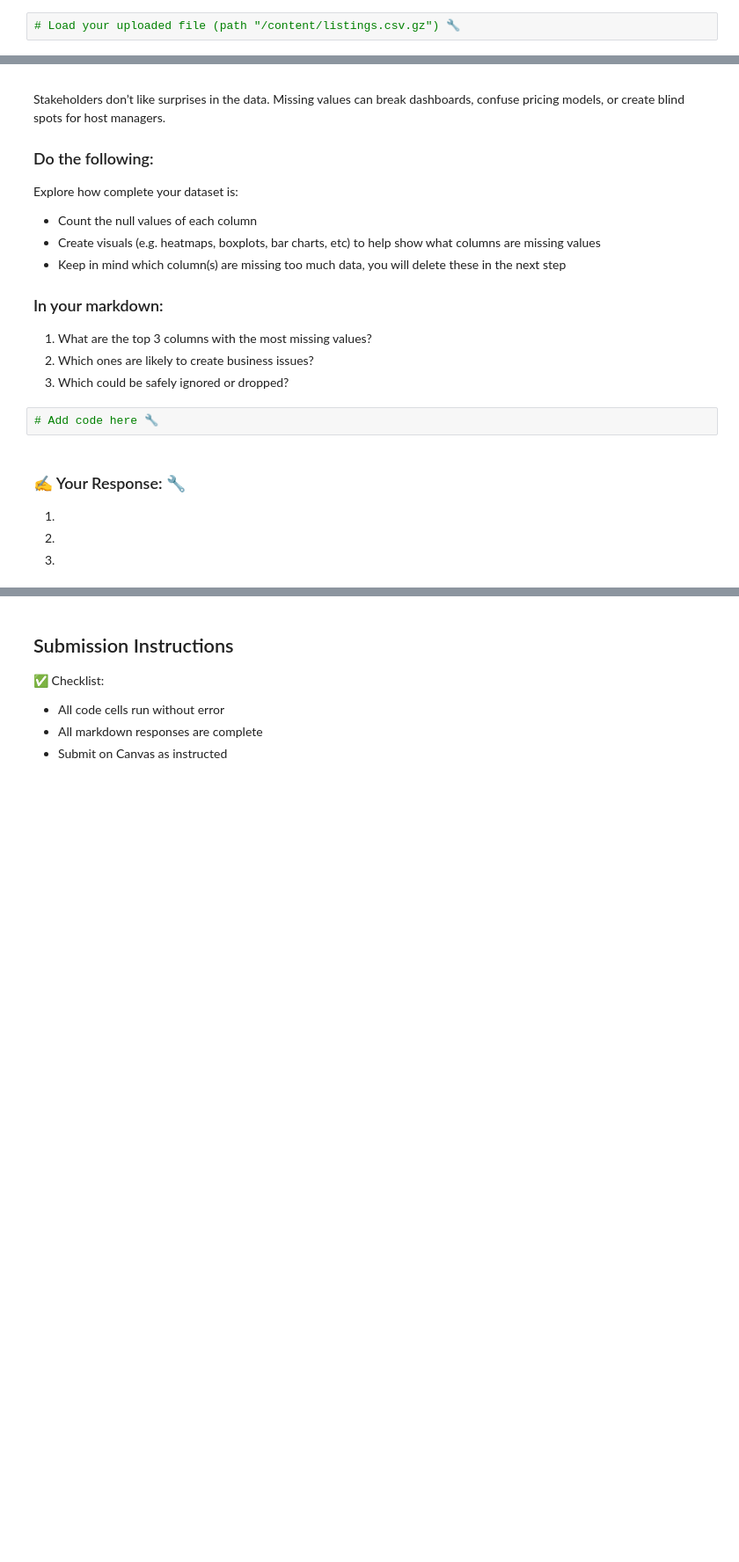
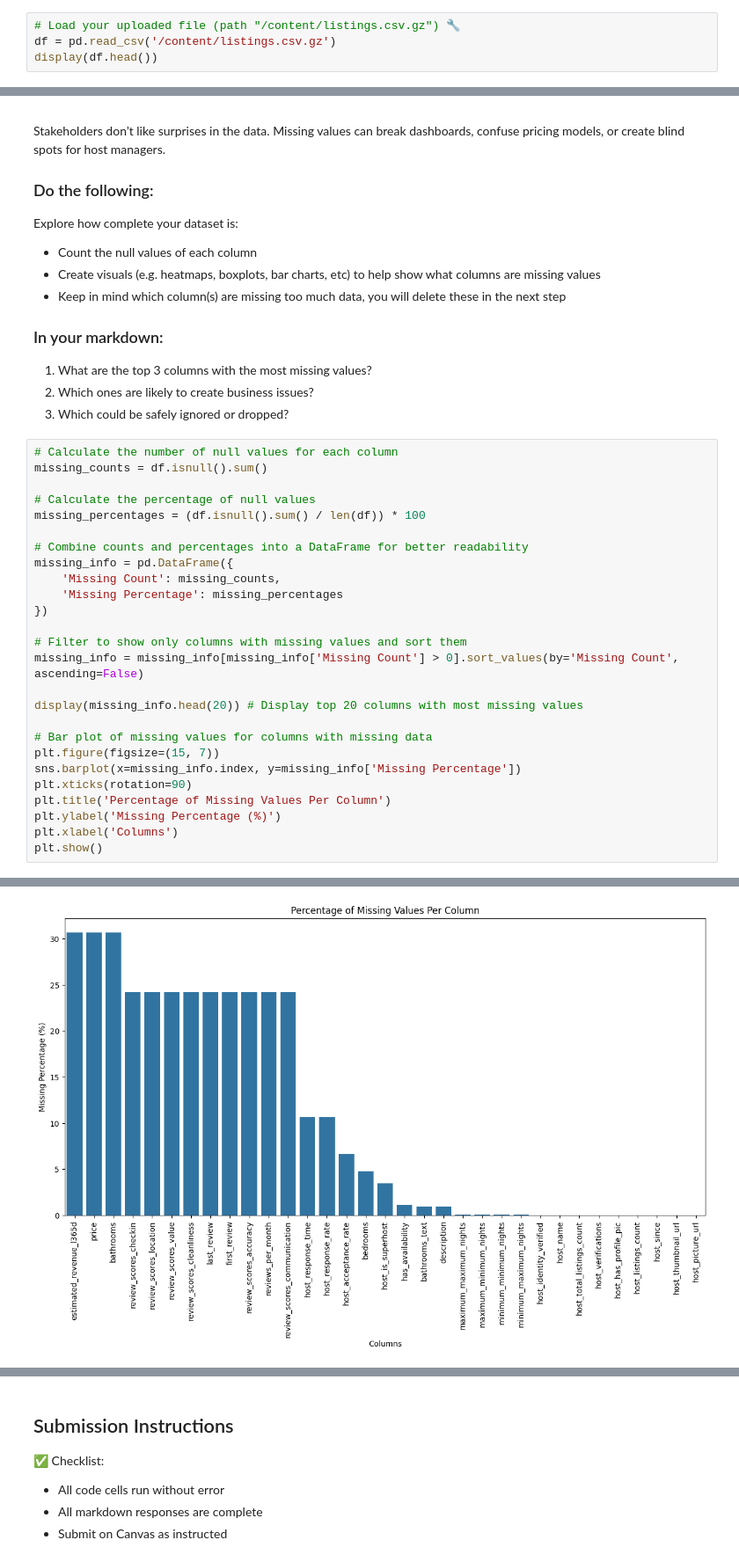
Before and after one commit to thornton330j/IS-4487, a Jupyter notebook: Assignments/assignment_06_ThorntonJackson.ipynb, the cells around one changed output, grey strips where cells are left out. Shown at 88% size. Saved outputs shown, nothing was run; the diff lists cells and outputs as text; blank space fills up the shorter version.

```diff
--- a/Assignments/assignment_06_ThorntonJackson.ipynb
+++ b/Assignments/assignment_06_ThorntonJackson.ipynb
@@ -49,2 +52,4 @@ Each row represents one property listing. The columns include:
 # %%
 # Load your uploaded file (path "/content/listings.csv.gz") 🔧
+df = pd.read_csv('/content/listings.csv.gz')
+display(df.head())
@@ -65,12 +78,30 @@ Explore how complete your dataset is:
 1. What are the top 3 columns with the most missing values?
 2. Which ones are likely to create business issues?
 3. Which could be safely ignored or dropped?
-# %%
-# Add code here 🔧
-# %% [markdown]
-### ✍️ Your Response: 🔧
-1.
-
-2.
-
-3.
+# %%
+# Calculate the number of null values for each column
+missing_counts = df.isnull().sum()
+
+# Calculate the percentage of null values
+missing_percentages = (df.isnull().sum() / len(df)) * 100
+
+# Combine counts and percentages into a DataFrame for better readability
+missing_info = pd.DataFrame({
+    'Missing Count': missing_counts,
+    'Missing Percentage': missing_percentages
+})
+
+# Filter to show only columns with missing values and sort them
+missing_info = missing_info[missing_info['Missing Count'] > 0].sort_values(by='Missing Count', ascending=False)
+
+display(missing_info.head(20)) # Display top 20 columns with most missing values
+
+# Bar plot of missing values for columns with missing data
+plt.figure(figsize=(15, 7))
+sns.barplot(x=missing_info.index, y=missing_info['Missing Percentage'])
+plt.xticks(rotation=90)
+plt.title('Percentage of Missing Values Per Column')
+plt.ylabel('Missing Percentage (%)')
+plt.xlabel('Columns')
+plt.show()
+# %% [output]
@@ -76,0 +125 @@ Explore how complete your dataset is:
+[figure, added]
```
Also changed, not shown: parts of 26 cells of this notebook.
